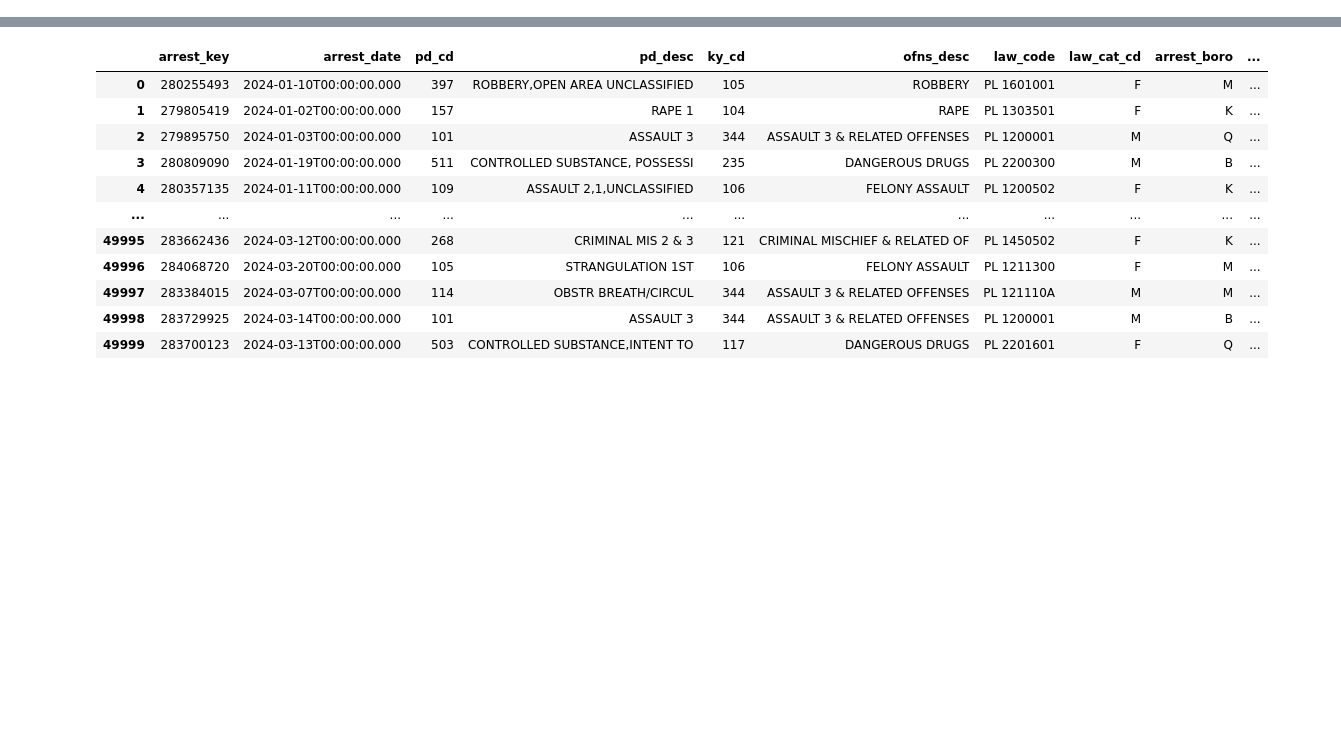
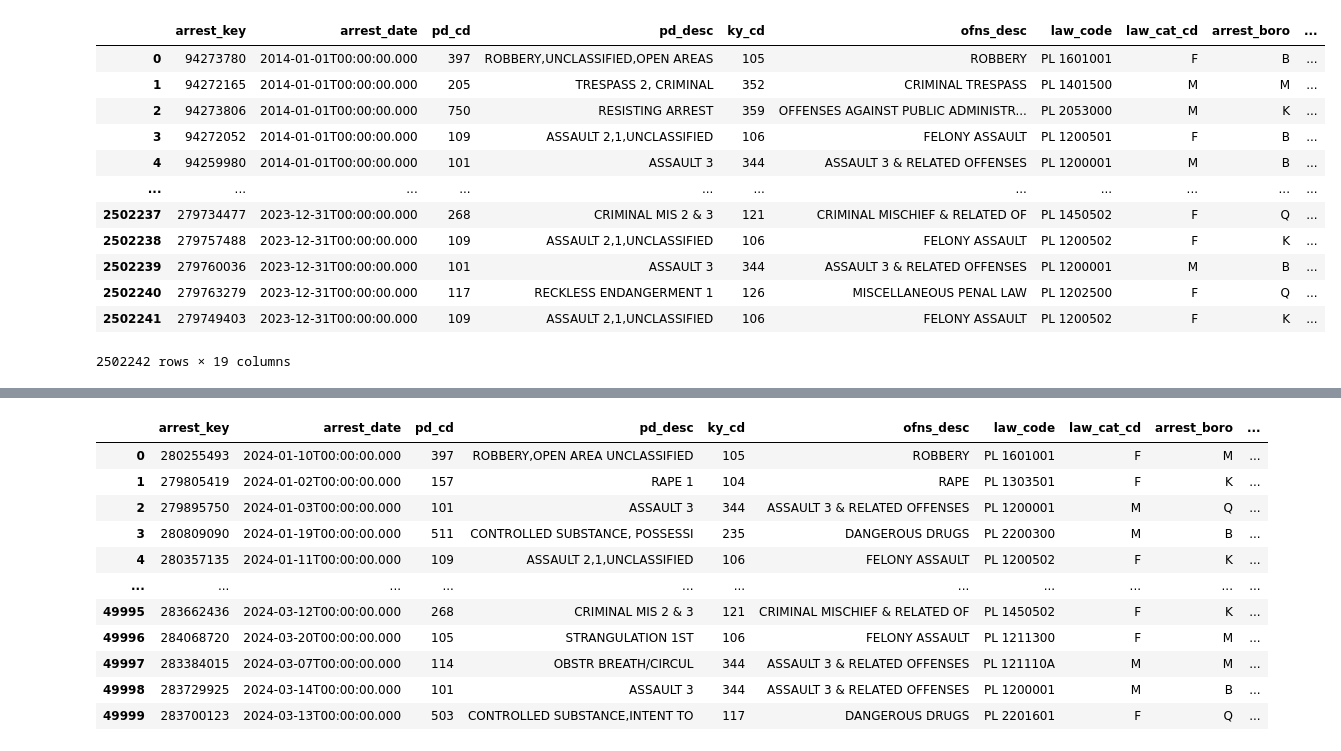
Before and after one commit to amos6224/group5-project1, a Jupyter notebook: group5-project1.ipynb, the cells around one changed output, grey strips where cells are left out. Drawn from its saved outputs; the diff is of its cells as text; code cells hidden in the pictures; blank space fills up the shorter version.

```diff
--- a/group5-project1.ipynb
+++ b/group5-project1.ipynb
@@ -6,0 +67,18 @@ import numpy as np
+# %%
+# Show 2023 arrest record DataFrame
+historical_df.dropna(axis=1)
+historical_df
+# %% [output]
+|  | arrest_key | arrest_date | pd_cd | pd_desc | ky_cd | ofns_desc | law_code | law_cat_cd | arrest_boro | ... |
+| 0 | 94273780 | 2014-01-01T00:00:00.000 | 397 | ROBBERY,UNCLASSIFIED,OPEN AREAS | 105 | ROBBERY | PL 1601001 | F | B | ... |
+| 1 | 94272165 | 2014-01-01T00:00:00.000 | 205 | TRESPASS 2, CRIMINAL | 352 | CRIMINAL TRESPASS | PL 1401500 | M | M | ... |
+| 2 | 94273806 | 2014-01-01T00:00:00.000 | 750 | RESISTING ARREST | 359 | OFFENSES AGAINST PUBLIC ADMINISTR... | PL 2053000 | M | K | ... |
+| 3 | 94272052 | 2014-01-01T00:00:00.000 | 109 | ASSAULT 2,1,UNCLASSIFIED | 106 | FELONY ASSAULT | PL 1200501 | F | B | ... |
+| 4 | 94259980 | 2014-01-01T00:00:00.000 | 101 | ASSAULT 3 | 344 | ASSAULT 3 & RELATED OFFENSES | PL 1200001 | M | B | ... |
+| ... | ... | ... | ... | ... | ... | ... | ... | ... | ... | ... |
+| 2502237 | 279734477 | 2023-12-31T00:00:00.000 | 268 | CRIMINAL MIS 2 & 3 | 121 | CRIMINAL MISCHIEF & RELATED OF | PL 1450502 | F | Q | ... |
+| 2502238 | 279757488 | 2023-12-31T00:00:00.000 | 109 | ASSAULT 2,1,UNCLASSIFIED | 106 | FELONY ASSAULT | PL 1200502 | F | K | ... |
+| 2502239 | 279760036 | 2023-12-31T00:00:00.000 | 101 | ASSAULT 3 | 344 | ASSAULT 3 & RELATED OFFENSES | PL 1200001 | M | B | ... |
+| 2502240 | 279763279 | 2023-12-31T00:00:00.000 | 117 | RECKLESS ENDANGERMENT 1 | 126 | MISCELLANEOUS PENAL LAW | PL 1202500 | F | Q | ... |
+| 2502241 | 279749403 | 2023-12-31T00:00:00.000 | 109 | ASSAULT 2,1,UNCLASSIFIED | 106 | FELONY ASSAULT | PL 1200502 | F | K | ... |
+2502242 rows × 19 columns
```
Also changed, not shown: parts of 25 cells of this notebook.
